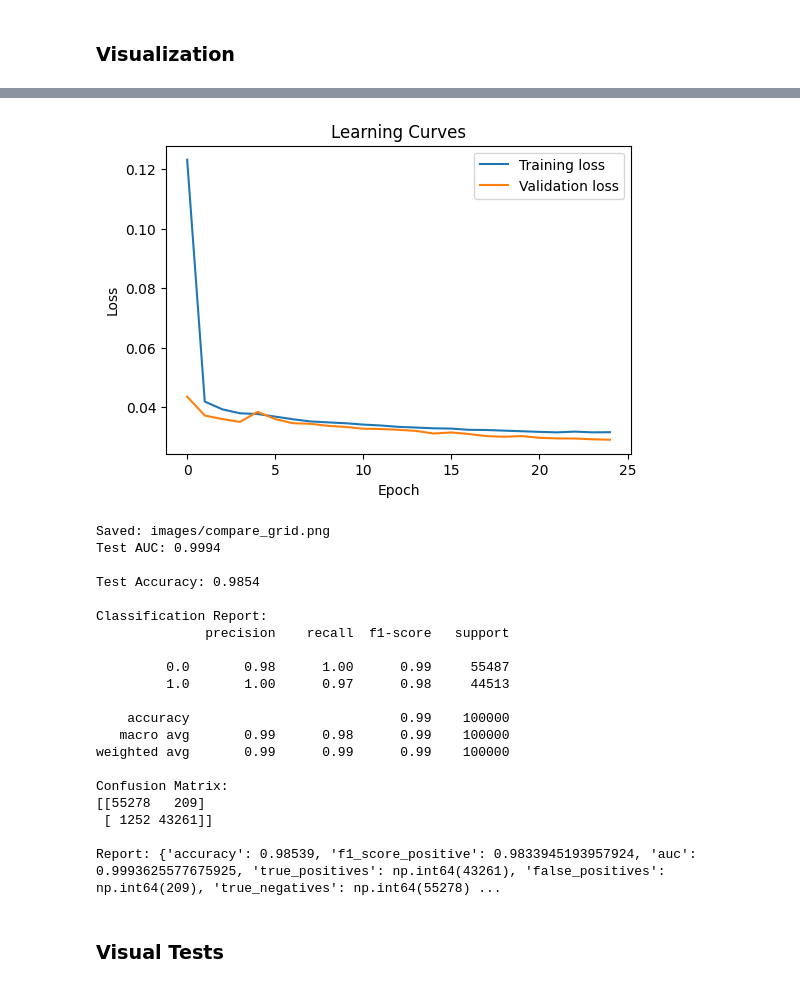
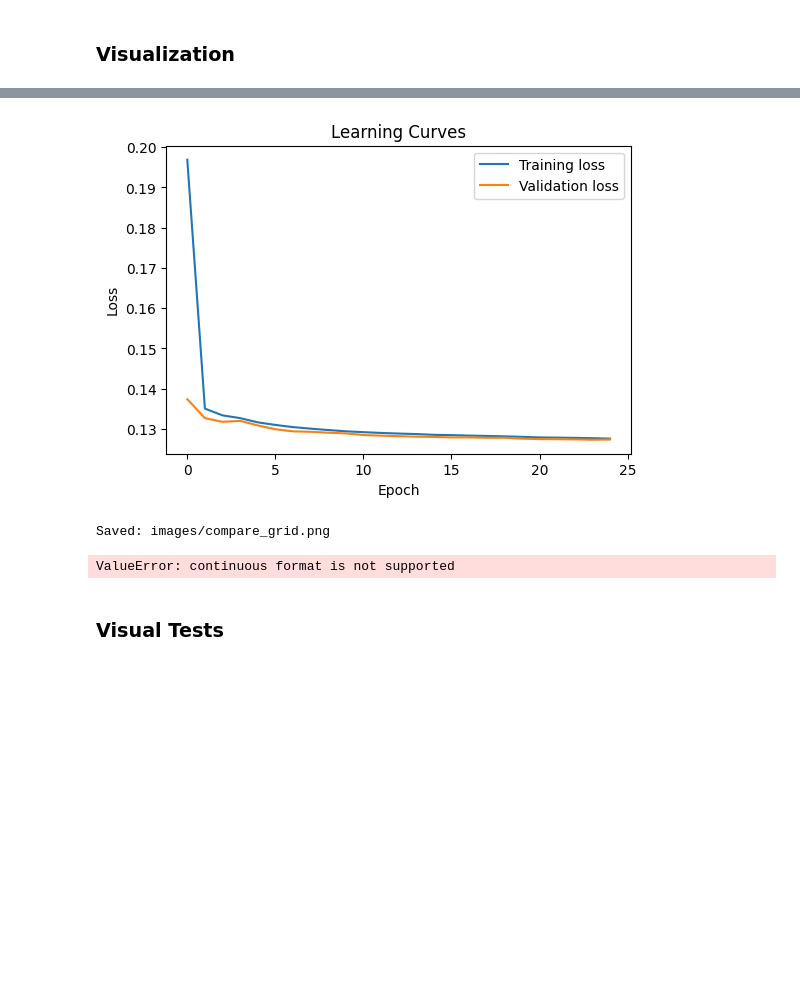
Before and after one commit to Charly21r/Mandelbrot-set-neural-net, a Jupyter notebook: experiment.ipynb, the cells around one changed output, grey strips where cells are left out. Cells and saved outputs as stored; diff of their text form; code cells hidden in the pictures; blank space fills up the shorter version.

Commit message:
change from binary labels to smooth escape time

```diff
--- a/experiment.ipynb
+++ b/experiment.ipynb
@@ -62,20 +76,20 @@ def mandelbrot_grid_dataset(nx=750, ny=750, xlim=(-2.0, 1.0), ylim =(-1.5, 1.5),
 # %%
-def mandelbrot_labels(points, max_iter=1000):
-    """
-    points: (N, 2) array of (x, y)
-    returns: (N,) float32 in {0,1}
-    """
-    x = points[:, 0]
-    y = points[:, 1]
-    c = x + 1j * y
-    z = np.zeros_like(c, dtype=np.complex128)
-    mask = np.ones(c.shape, dtype=bool)
+# def mandelbrot_labels(points, max_iter=1000):
+#     """
+#     points: (N, 2) array of (x, y)
+#     returns: (N,) float32 in {0,1}
+#     """
+#     x = points[:, 0]
+#     y = points[:, 1]
+#     c = x + 1j * y
+#     z = np.zeros_like(c, dtype=np.complex128)
+#     mask = np.ones(c.shape, dtype=bool)
 
-    for _ in range(max_iter):
-        z[mask] = z[mask] * z[mask] + c[mask]
-        mask[mask] = (np.abs(z[mask]) <= 2.0)
+#     for _ in range(max_iter):
+#         z[mask] = z[mask] * z[mask] + c[mask]
+#         mask[mask] = (np.abs(z[mask]) <= 2.0)
 
-    return mask.astype(np.float32)
+#     return mask.astype(np.float32)
 
 
 def build_multiscale_dataset(
@@ -137,11 +151,8 @@ def build_multiscale_dataset(
         X[idx_zoom, 0] = xs
         X[idx_zoom, 1] = ys
 
-    # Compute labels for all points
-    y = mandelbrot_labels(X, max_iter=max_iter)
-
     print(f"Multiscale dataset: {N} points "
           f"({len(idx_global)} global, {len(idx_zoom)} zoomed)")
-    print("Positive ratio:", float(y.mean()))
+    # print("Positive ratio:", float(y.mean()))
 
-    return X, y
+    return X
@@ -323,13 +346,18 @@ print("Device:", device)
 
 xlim, ylim = (-2.0, 1.0), (-1.5, 1.5)
 
-X, y = build_multiscale_dataset(
+X = build_multiscale_dataset(
     n_points=1000000,
     xlim=xlim,
     ylim=ylim,
     zoom_scale_range=(0.01, 1.0),  # from 1% to full window
     p_global=0.3,
     max_iter=1000,
+)
+
+y = np.array(
+    [escape_fraction(x, y, max_iter=200) for x, y in X],
+    dtype=np.float32
 )
 
 
@@ -388,25 +416,7 @@ Epoch: 25, Train Loss: 0.03158964419126511, Val Loss: 0.029061519116163254
 Saved: images/prob_epoch_25.png
-[figure, old version]
+[figure, new version]
 Saved: images/compare_grid.png
-Test AUC: 0.9994
-
-Test Accuracy: 0.9854
-
-Classification Report:
-              precision    recall  f1-score   support
-
-         0.0       0.98      1.00      0.99     55487
-         1.0       1.00      0.97      0.98     44513
-
-    accuracy                           0.99    100000
-   macro avg       0.99      0.98      0.99    100000
-weighted avg       0.99      0.99      0.99    100000
-
-Confusion Matrix:
-[[55278   209]
- [ 1252 43261]]
-
-Report: {'accuracy': 0.98539, 'f1_score_positive': 0.9833945193957924, 'auc': 0.9993625577675925, 'true_positives': np.int64(43261), 'false_positives': np.int64(209), 'true_negatives': np.int64(55278) ...
+ValueError: continuous format is not supported
 # %%
 # Save model
 os.makedirs("models", exist_ok=True)
```
Also changed, not shown: parts of 5 cells of this notebook.
